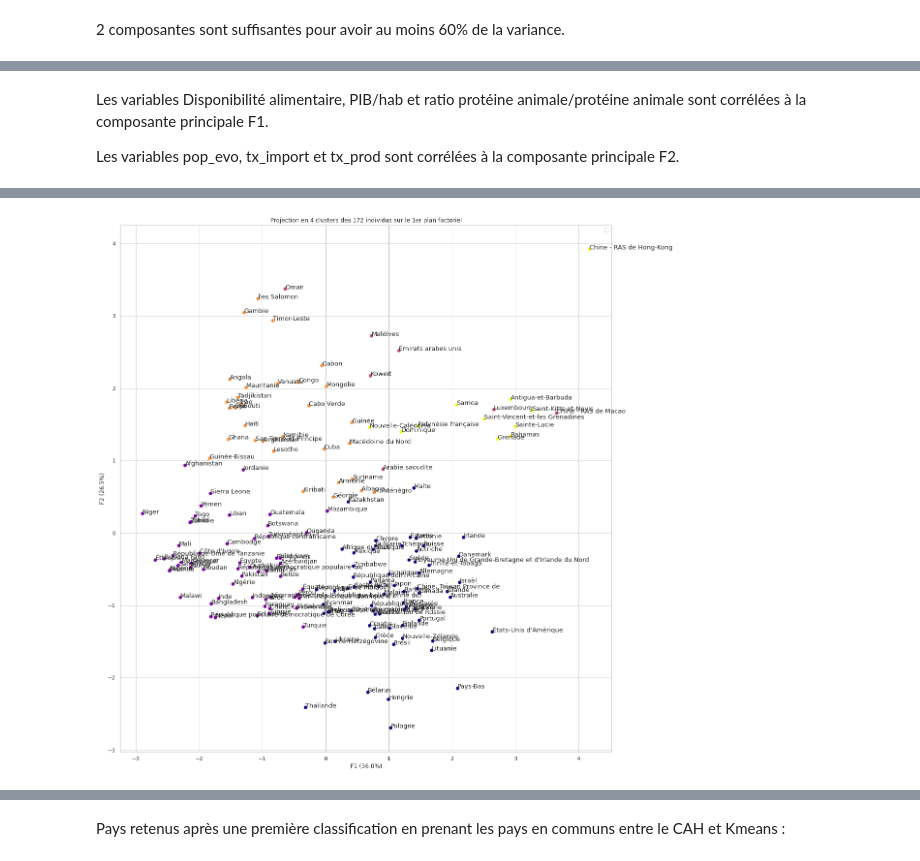
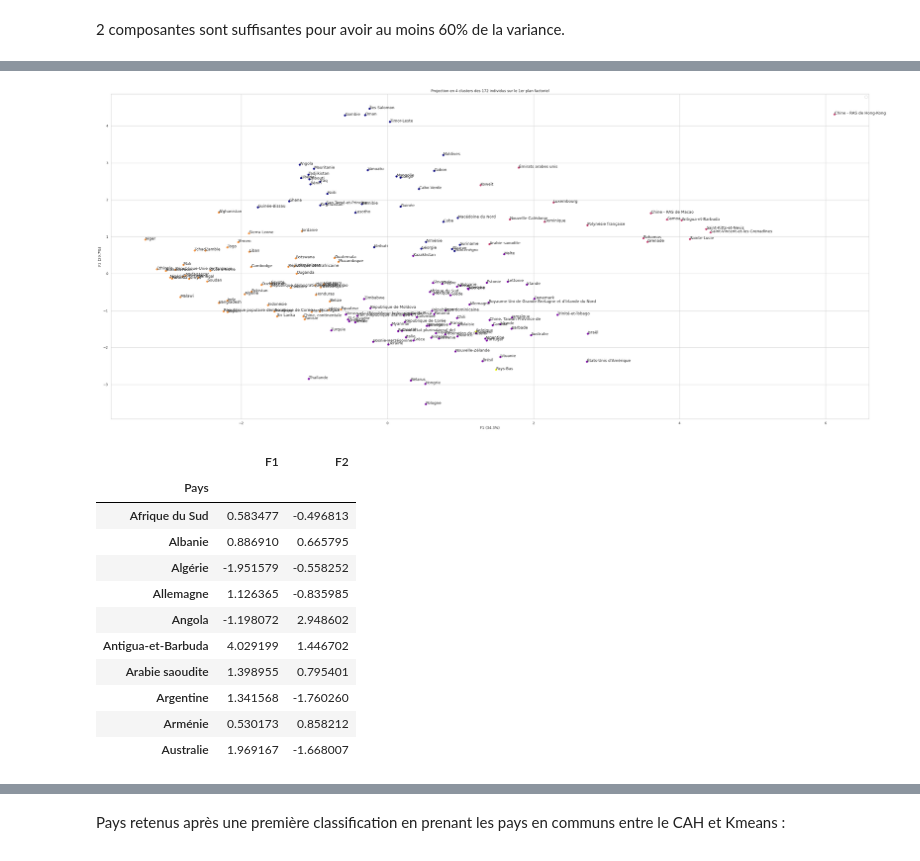
Before and after one commit to Randasabag/Etude-de-march-de-la-poule-qui-chante-avec-Python, a Jupyter notebook: projet9V1.ipynb, the cells around one changed output, grey strips where cells are left out. Saved outputs shown, nothing was run; the diff lists cells and outputs as text; code cells hidden in the pictures.

```diff
--- a/projet9V1.ipynb
+++ b/projet9V1.ipynb
@@ -1902,10 +1733,10 @@ silhouettes = []
 for k in range(2, 10):
     #Création et ajustement d'un modèle pour chaque k
     cls = KMeans(n_clusters=k, random_state=0)
-    cls.fit(X_scaled)
+    cls.fit(X_scaled_km1)
 
     #Stockage des coefficients associés
-    silh = metrics.silhouette_score(X_scaled, cls.labels_)
+    silh = metrics.silhouette_score(X_scaled_km1, cls.labels_)
     silhouettes.append(silh)
 
 #Visualisation des valeurs de coefficient de silhouette pour chaque nombre de cluster
@@ -1923,7 +1754,7 @@ inerties=[]
 for k in range(2, 10):
     #pour chaque k, on crée un modèle et on l’ajuste
     km = KMeans(n_clusters=k, random_state=0)
-    km.fit(X_scaled)
+    km.fit(X_scaled_km1)
     #on stocke l’inertie associée
     inerties.append(km.inertia_)
 
@@ -1940,9 +1771,9 @@ from sklearn.cluster import KMeans
 kmeans = KMeans(n_clusters=5, n_init=20, init='k-means++', random_state=0)
 
 # Fit the data to the model
-kmeans.fit(X_scaled)
+kmeans.fit(X_scaled_km1)
 
 # Determine which clusters each data point belongs to (kmeans.labels_)
-clusters =  kmeans.predict(X_scaled)
+clusters =  kmeans.predict(X_scaled_km1)
 clusters
 # %% [output]
@@ -2041,13 +1908,0 @@ print(pca.explained_variance_ratio_.cumsum())
-# %%
-#Représentation de la variance expliquée
-pca = decomposition.PCA()
-pca.fit(X_scaled)
-scree = pca.explained_variance_ratio_*100
-
-plt.bar(np.arange(len(scree))+1, scree)
-plt.plot(np.arange(len(scree))+1, scree.cumsum(),c="red",marker='o')
-
-plt.xlabel("rang de l'axe d'inertie")
-plt.ylabel("pourcentage d'inertie")
-plt.title("Eboulis des valeurs propres")
-plt.show()
@@ -2064,18 +1911,13 @@ display_circles(pcs, n_comp, pca, [(0,1),(2,3)], labels = np.array(df_finalise.c
-# %% [markdown]
-Les variables Disponibilité alimentaire, PIB/hab et ratio protéine animale/protéine animale sont corrélées à la composante principale F1.
-
-Les variables pop_evo, tx_import et tx_prod sont corrélées à la composante principale F2.
 # %%
 #Coordonnées factorielles
-X_projected = pca.transform(X_scaled)
-plt.figure(figsize=(40, 20))
+plt.figure(figsize=(100, 20))
 plt.subplot(121)
-plt.scatter(X_projected[:, 0], X_projected[:, 1], c=kmeans.labels_, cmap='plasma')
-for i,(x,y) in enumerate(X_projected[:,[0,1]]):
+plt.scatter(X_projected_km1[:, 0], X_projected_km1[:, 1], c=kmeans.labels_, cmap='plasma')
+for i,(x,y) in enumerate(X_projected_km1[:,[0,1]]):
                     plt.text(x, y, df_finalise.index[i], fontsize='13')
 plt.xlabel('F{} ({}%)'.format(1, round(100*pca.explained_variance_ratio_[0],1)))
 plt.ylabel('F{} ({}%)'.format(2, round(100*pca.explained_variance_ratio_[1],1)))
-plt.title("Projection en 4 clusters des {} individus sur le 1er plan factoriel".format(X_projected.shape[0]))
+plt.title("Projection en 4 clusters des {} individus sur le 1er plan factoriel".format(X_projected_km1.shape[0]))
 plt.legend()
 #plt.savefig("p5_graphic/projection_clusters.png")
 plt.show()
@@ -2084,2 +1926,18 @@ No handles with labels found to put in legend.
-[figure, old version]
+[figure, new version]
+# %%
+df_comp_km = pd.DataFrame(X_projected_km1, index=df_finalise.index, columns=["F" + str(i+1) for i in range(4)]).iloc[:, :2]
+df_comp_km.head(10)
+# %% [output]
+|  | F1 | F2 |
+| Pays |  |  |
+| Afrique du Sud | 0.583477 | -0.496813 |
+| Albanie | 0.886910 | 0.665795 |
+| Algérie | -1.951579 | -0.558252 |
+| Allemagne | 1.126365 | -0.835985 |
+| Angola | -1.198072 | 2.948602 |
+| Antigua-et-Barbuda | 4.029199 | 1.446702 |
+| Arabie saoudite | 1.398955 | 0.795401 |
+| Argentine | 1.341568 | -1.760260 |
+| Arménie | 0.530173 | 0.858212 |
+| Australie | 1.969167 | -1.668007 |
 # %%
```
Also changed, not shown: parts of 120 cells of this notebook.
